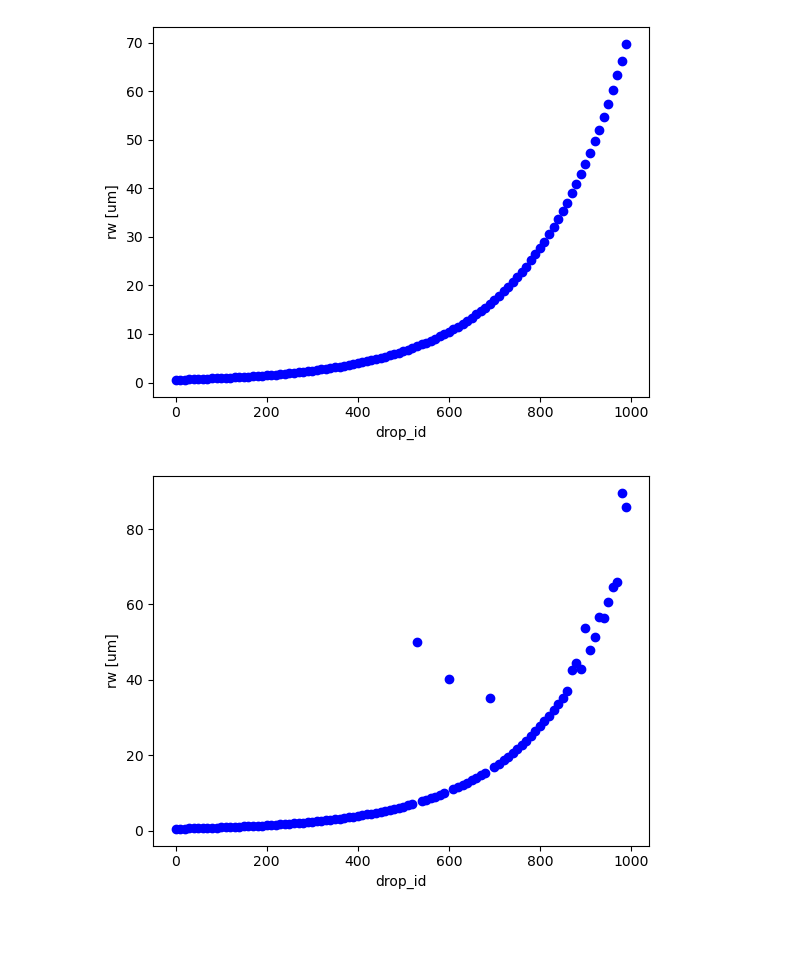
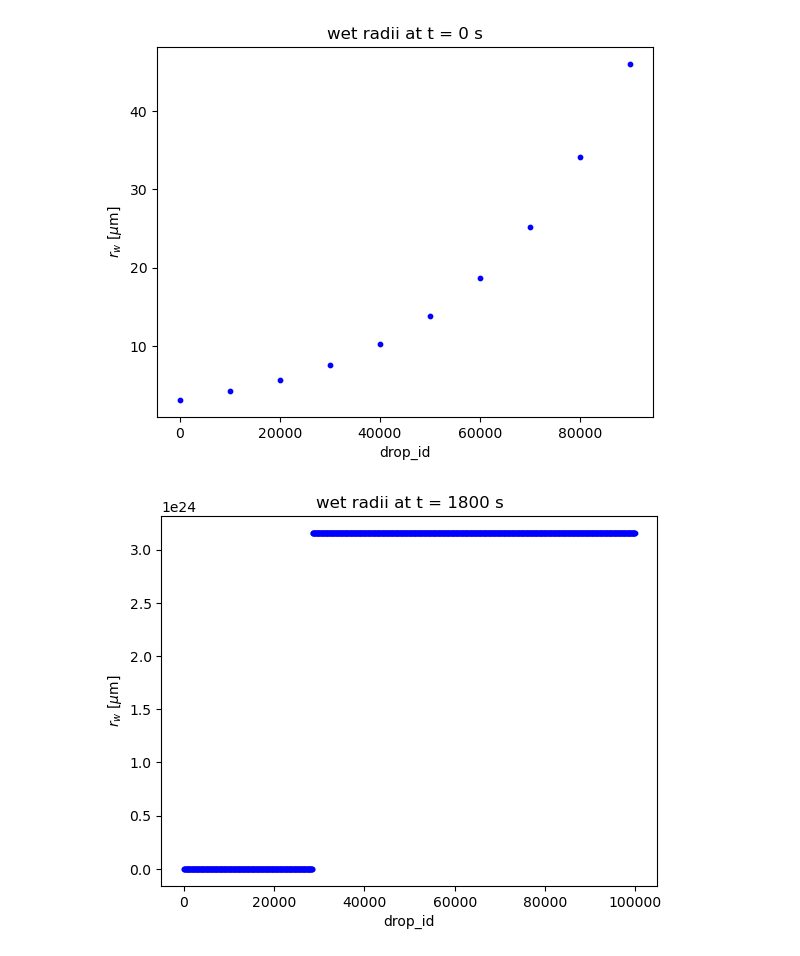
Before and after one commit to AgnieszkaMakulska/libcloudphxx, a Jupyter notebook: models/box/plot_output.ipynb, the cells around one changed output. Cells and saved outputs as stored; diff of their text form; code cells hidden in the pictures; blank space fills up the shorter version.

```diff
--- a/models/box/plot_output.ipynb
+++ b/models/box/plot_output.ipynb
@@ -21,9 +25,9 @@ pyplot.show()
 # %%
 rw=np.sqrt(np.asarray(nc['wet radius squared'][:]))
-for drop_id in np.arange(0,rw.shape[1],20000):
-        pyplot.plot(rw[:,i]*1e6)
-#pyplot.ylim(0,100)
-pyplot.ylabel('rw [um]')
+for drop_id in np.arange(0,rw.shape[1],30000):
+        pyplot.plot(rw[:,drop_id]*1e6)
+pyplot.ylabel('$r_w$ [$\mu$m]')
 pyplot.xlabel('time [s]')
+pyplot.title('wet radii depending on time')
 pyplot.show()
 # %% [output]
@@ -31,16 +35,18 @@ pyplot.show()
 # %%
 for drop_id in np.arange(0,rw.shape[1],10000):
-    pyplot.scatter(drop_id,rw[0,drop_id]*1e6,color='b')
-pyplot.ylabel('rw [um]')
+    pyplot.scatter(drop_id,rw[0,drop_id]*1e6,color='b',s=10)
+pyplot.ylabel('$r_w$ [$\mu$m]')
 pyplot.xlabel('drop_id')
+pyplot.title("wet radii at t = 0 s")
 pyplot.show()
 # %% [output]
-[figure, old version]
+[figure, new version]
 # %%
-for drop_id in np.arange(0,rw.shape[1],10000):
-    pyplot.scatter(drop_id,rw[-1,drop_id]*1e6,color='b')
-pyplot.ylabel('rw [um]')
+for drop_id in np.arange(0,rw.shape[1],100):
+    pyplot.scatter(drop_id,rw[-1,drop_id]*1e6,color='b',s=10)
+pyplot.ylabel('$r_w$ [$\mu$m]')
 pyplot.xlabel('drop_id')
+pyplot.title("wet radii at t = 1800 s")
 pyplot.show()
 # %% [output]
-[figure, old version]
+[figure, new version]
```
Also changed, not shown: parts of 3 cells of this notebook, 2 other files.
